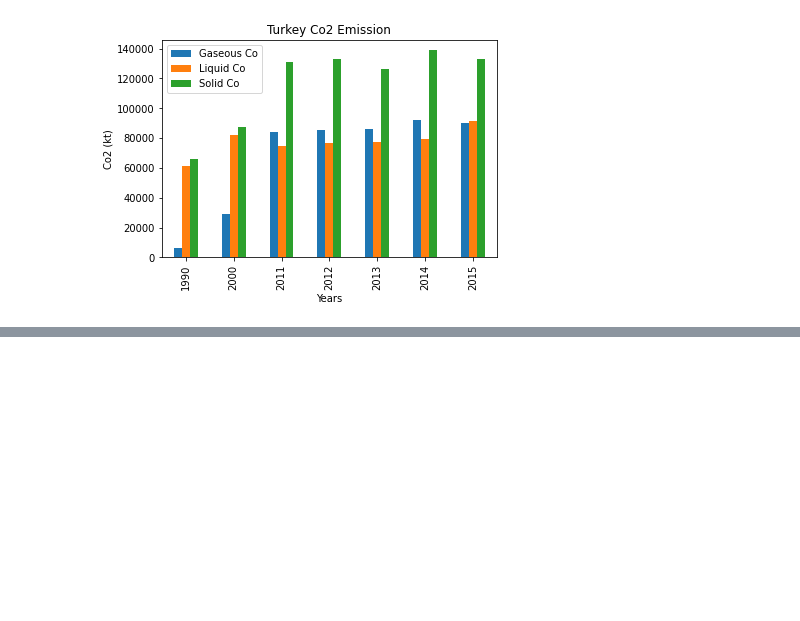
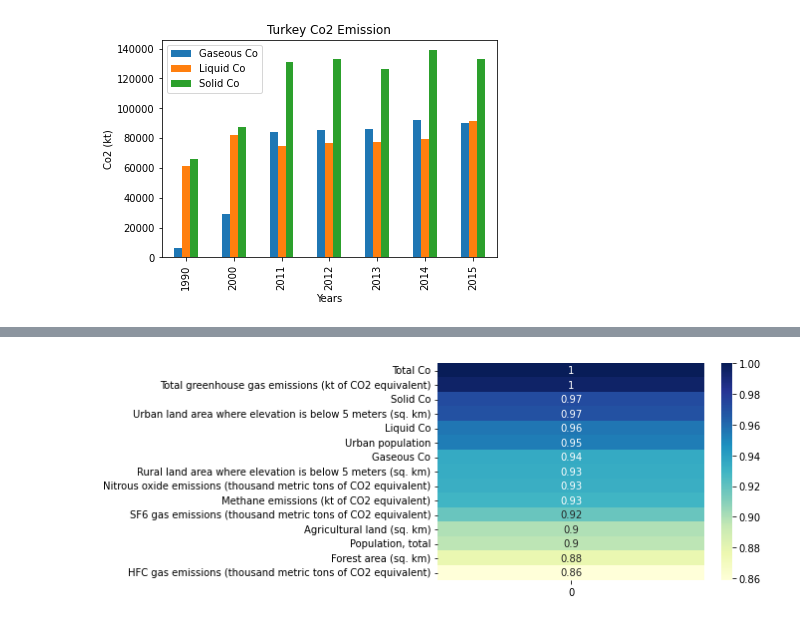
Before and after one commit to busranur-sr/ClimateChange, a Jupyter notebook: Co2Emission.ipynb, the cells around one changed output, grey strips where cells are left out. Cells and saved outputs as stored; diff of their text form; code cells hidden in the pictures; blank space fills up the shorter version.

```diff
--- a/Co2Emission.ipynb
+++ b/Co2Emission.ipynb
@@ -108,5 +109,9 @@ plt.xlabel("Years")
 Text(0.5, 0, 'Years')
 [figure]
 # %%
-df.corr()['Total Co'].sort_values(key=abs,ascending=[False])[:15]
+df_corr=df.corr()['Total Co'].sort_values(key=abs,ascending=[False])[:15]
+print(df_corr.index)
+x=np.array((df_corr)).reshape(15,1)
+x=pd.DataFrame(x,index=df_corr.index)
+x
 # %% [output]
@@ -128,0 +146,4 @@ Name: Total Co, dtype: float64
+# %%
+dataplot = sns.heatmap(x, cmap="YlGnBu", annot=True)
+# %% [output]
+[figure, added]
```
Also changed, not shown: parts of 2 cells of this notebook.
